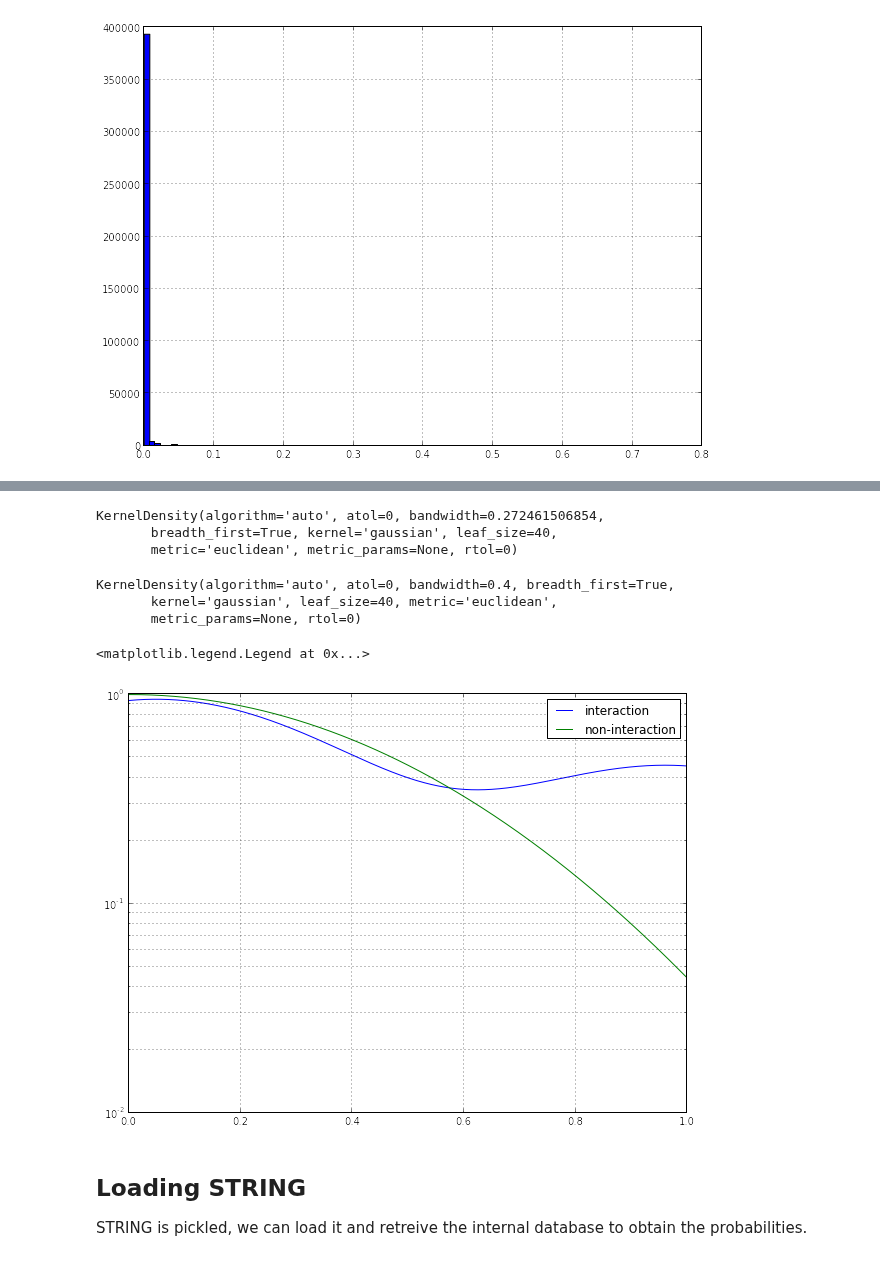
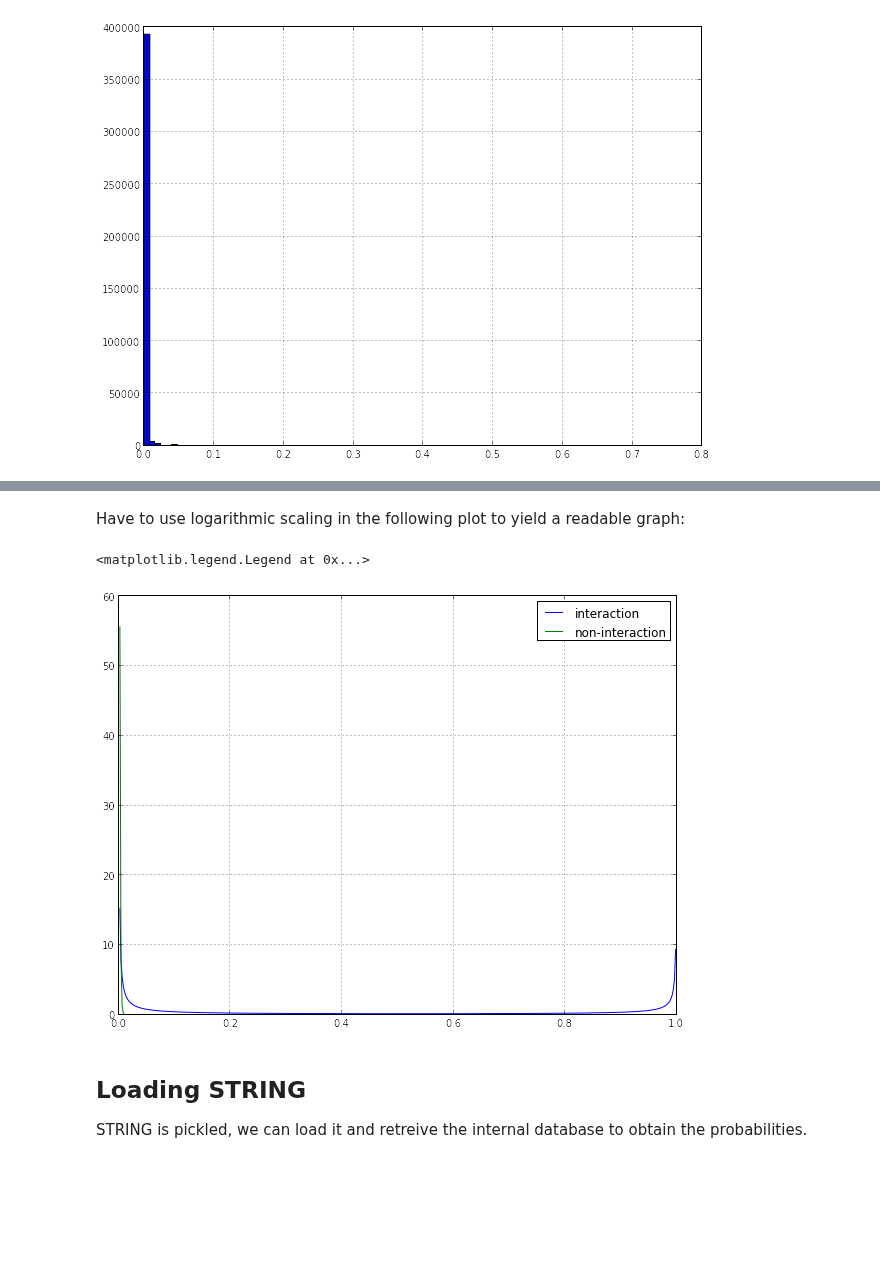
Before and after one commit to gngdb/opencast-bio, a Jupyter notebook: notebooks/Bayesian updating of pulldown interactions.ipynb, the cells around one changed output, grey strips where cells are left out. Drawn from its saved outputs; the diff is of its cells as text; code cells hidden in the pictures; blank space fills up the shorter version.

```diff
--- a/notebooks/Bayesian updating of pulldown interactions.ipynb
+++ b/notebooks/Bayesian updating of pulldown interactions.ipynb
@@ -55,0 +84,7 @@ h = hist(samples[0][:,1],bins=100)
+# %%
+idx1 = random_integers(0,len(samples[1][:,1])-1,size=1000)
+idx0 = random_integers(0,len(samples[0][:,1])-1,size=1000)
+# %%
+alpha_1,beta_1,_,_ = scipy.stats.beta.fit(hstack([samples[1][:,1][idx1],posregsamp]))
+# %%
+alpha_0,beta_0,_,_ = scipy.stats.beta.fit(hstack([samples[0][:,1][idx0],negregsamp]))
@@ -62,26 +95,15 @@ def scotts_factor(X):
-# %%
-kernel_1 = sklearn.neighbors.KernelDensity(bandwidth=scotts_factor(samples[1][:,1]))
-kernel_1.fit(samples[1][:,1][:, np.newaxis])
-# %% [output]
-KernelDensity(algorithm='auto', atol=0, bandwidth=0.272461506854,
-       breadth_first=True, kernel='gaussian', leaf_size=40,
-       metric='euclidean', metric_params=None, rtol=0)
-# %%
-# high bandwidth for smooth distribution
-kernel_0 = sklearn.neighbors.KernelDensity(bandwidth=0.4)
-kernel_0.fit(samples[0][:,1][:, np.newaxis])
-# %% [output]
-KernelDensity(algorithm='auto', atol=0, bandwidth=0.4, breadth_first=True,
-       kernel='gaussian', leaf_size=40, metric='euclidean',
-       metric_params=None, rtol=0)
+# %%
+b1 = scipy.stats.beta.pdf(x,alpha_1,beta_1)
+b0 = scipy.stats.beta.pdf(x,alpha_0,beta_0)
+# %% [markdown]
+Have to use logarithmic scaling in the following plot to yield a readable graph:
 # %%
-plot(x,exp(kernel_1.score_samples(x[:, np.newaxis])),label="interaction")
-plot(x,exp(kernel_0.score_samples(x[:, np.newaxis])),label="non-interaction")
-yscale('log')
+plot(x,b1,label="interaction")
+plot(x,b0,label="non-interaction")
 legend(loc=0)
 # %% [output]
 <matplotlib.legend.Legend at 0x...>
-[figure, old version]
+[figure, new version]
 # %%
 import os
 # %%
```
Also changed, not shown: parts of 29 cells of this notebook.
